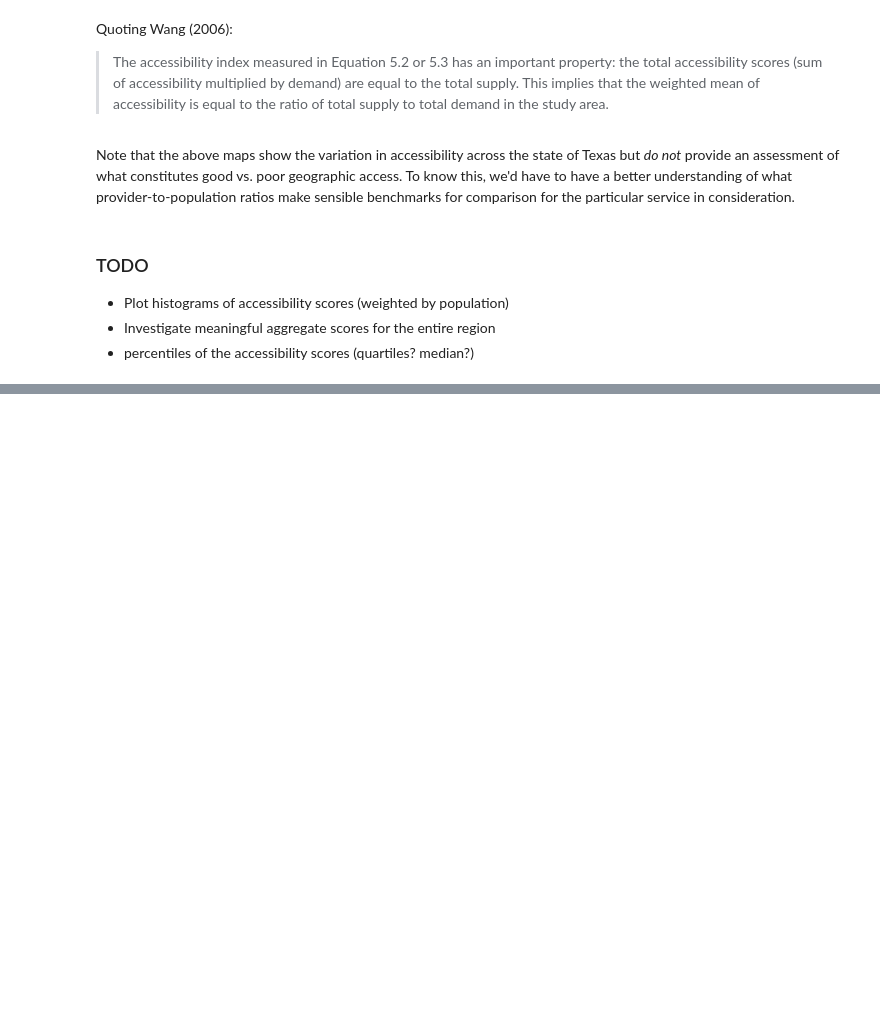
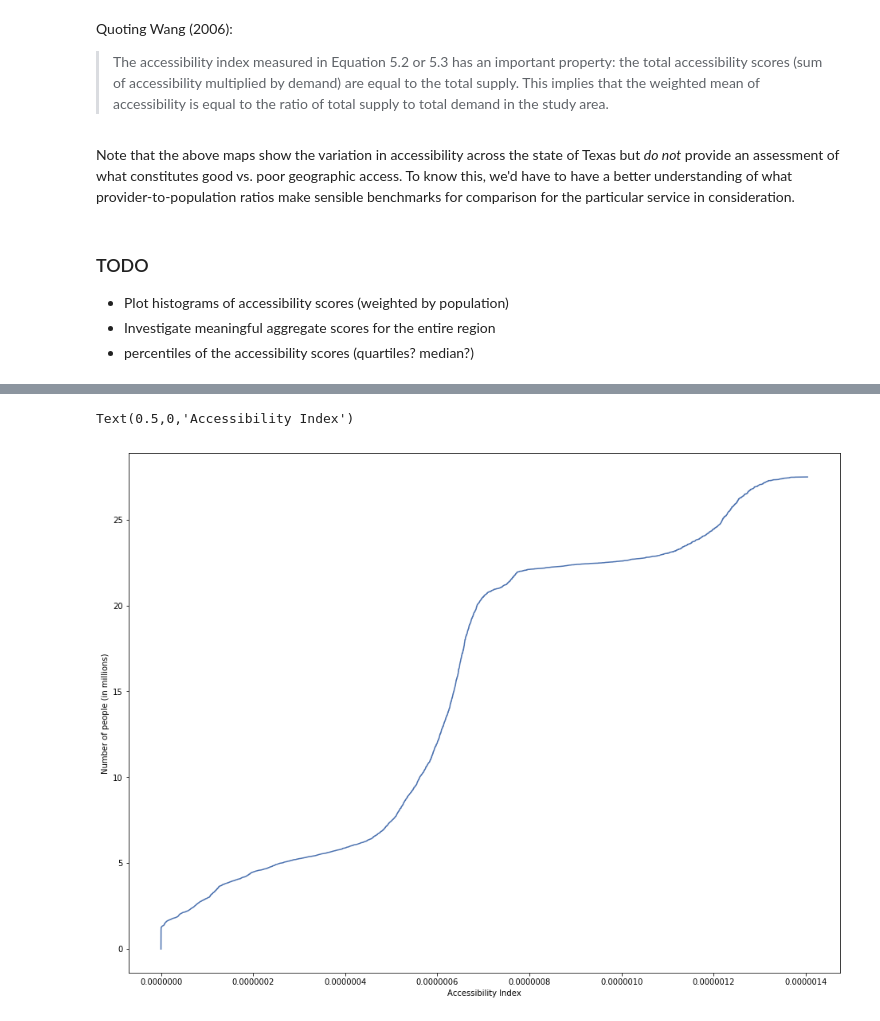
Before and after one commit to bayesimpact/encompass, a Jupyter notebook: explorer/notebooks/gravity.ipynb, the cells around one changed output, grey strips where cells are left out. Cells and saved outputs as stored; diff of their text form; code cells hidden in the pictures; blank space fills up the shorter version.

```diff
--- a/explorer/notebooks/gravity.ipynb
+++ b/explorer/notebooks/gravity.ipynb
@@ -495,0 +591,15 @@ Note that the above maps show the variation in accessibility across the state of
+# %%
+x = gdf['gravity'].values
+w = gdf['population'].values
+sorted_indexes = np.argsort(x)
+
+x_ = x[sorted_indexes]
+w_ = w[sorted_indexes]
+cumulative_weights = np.cumsum(w_)
+
+plt.plot(x_, cumulative_weights / 10**6)
+plt.ylabel('Number of people (in millions)')
+plt.xlabel('Accessibility Index')
+# %% [output]
+Text(0.5,0,'Accessibility Index')
+[figure, added]
```
Also changed, not shown: parts of 17 cells of this notebook, 4 other files.
